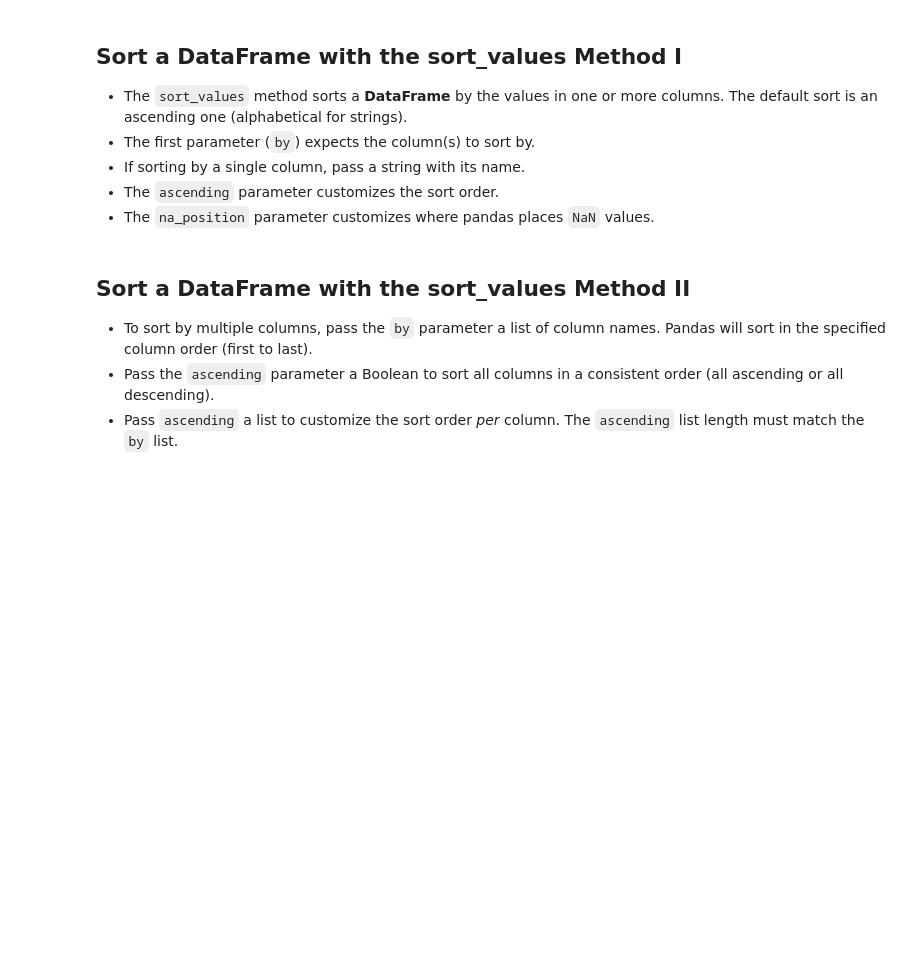
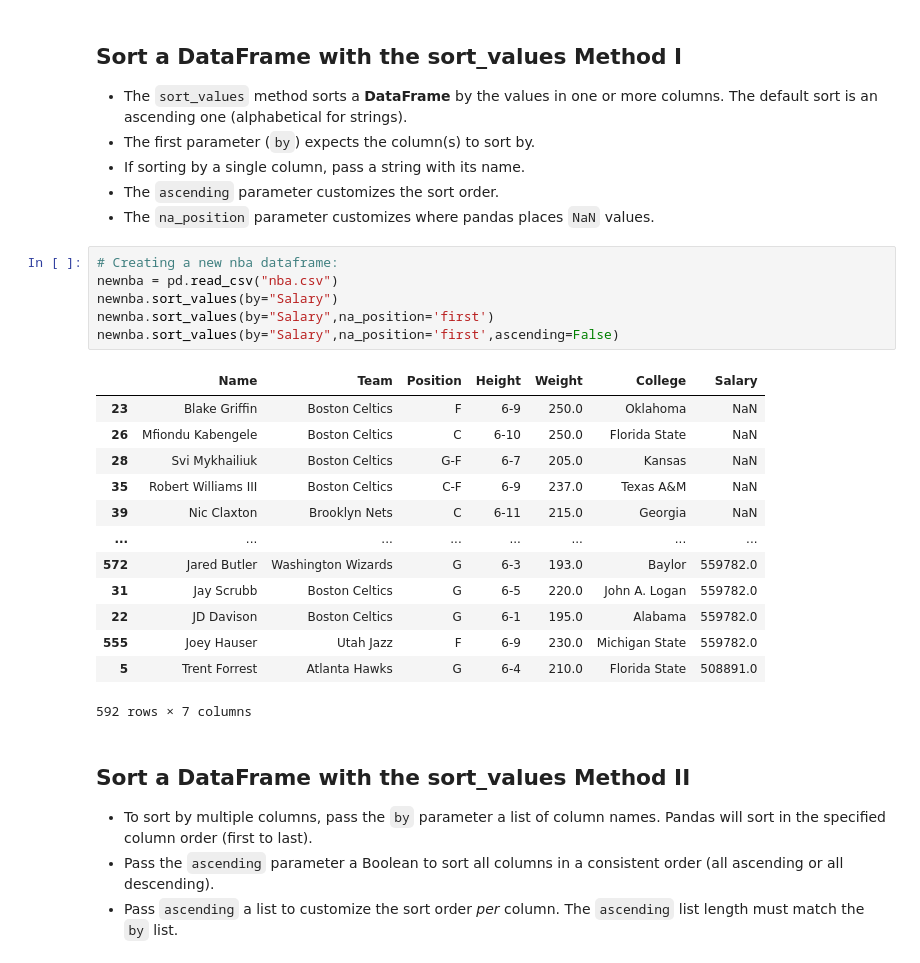
Before and after one commit to abhijeet-bhambere/pashkavers-pandas-trail, a Jupyter notebook: 04 - DataFrames I - Introduction.ipynb, the cells around one changed output. Cells and saved outputs as stored; diff of their text form; blank space fills up the shorter version.

```diff
--- a/04 - DataFrames I - Introduction.ipynb
+++ b/04 - DataFrames I - Introduction.ipynb
@@ -759,6 +759,26 @@ memory usage: 26.0+ KB
 - If sorting by a single column, pass a string with its name.
 - The `ascending` parameter customizes the sort order.
 - The `na_position` parameter customizes where pandas places `NaN` values.
+# %%
+# Creating a new nba dataframe:
+newnba = pd.read_csv("nba.csv")
+newnba.sort_values(by="Salary")
+newnba.sort_values(by="Salary",na_position='first')
+newnba.sort_values(by="Salary",na_position='first',ascending=False)
+# %% [output]
+|  | Name | Team | Position | Height | Weight | College | Salary |
+| 23 | Blake Griffin | Boston Celtics | F | 6-9 | 250.0 | Oklahoma | NaN |
+| 26 | Mfiondu Kabengele | Boston Celtics | C | 6-10 | 250.0 | Florida State | NaN |
+| 28 | Svi Mykhailiuk | Boston Celtics | G-F | 6-7 | 205.0 | Kansas | NaN |
+| 35 | Robert Williams III | Boston Celtics | C-F | 6-9 | 237.0 | Texas A&M | NaN |
+| 39 | Nic Claxton | Brooklyn Nets | C | 6-11 | 215.0 | Georgia | NaN |
+| ... | ... | ... | ... | ... | ... | ... | ... |
+| 572 | Jared Butler | Washington Wizards | G | 6-3 | 193.0 | Baylor | 559782.0 |
+| 31 | Jay Scrubb | Boston Celtics | G | 6-5 | 220.0 | John A. Logan | 559782.0 |
+| 22 | JD Davison | Boston Celtics | G | 6-1 | 195.0 | Alabama | 559782.0 |
+| 555 | Joey Hauser | Utah Jazz | F | 6-9 | 230.0 | Michigan State | 559782.0 |
+| 5 | Trent Forrest | Atlanta Hawks | G | 6-4 | 210.0 | Florida State | 508891.0 |
+592 rows × 7 columns
 # %% [markdown]
 ## Sort a DataFrame with the sort_values Method II
 - To sort by multiple columns, pass the `by` parameter a list of column names. Pandas will sort in the specified column order (first to last).
```
Also changed, not shown: parts of 16 cells of this notebook.
